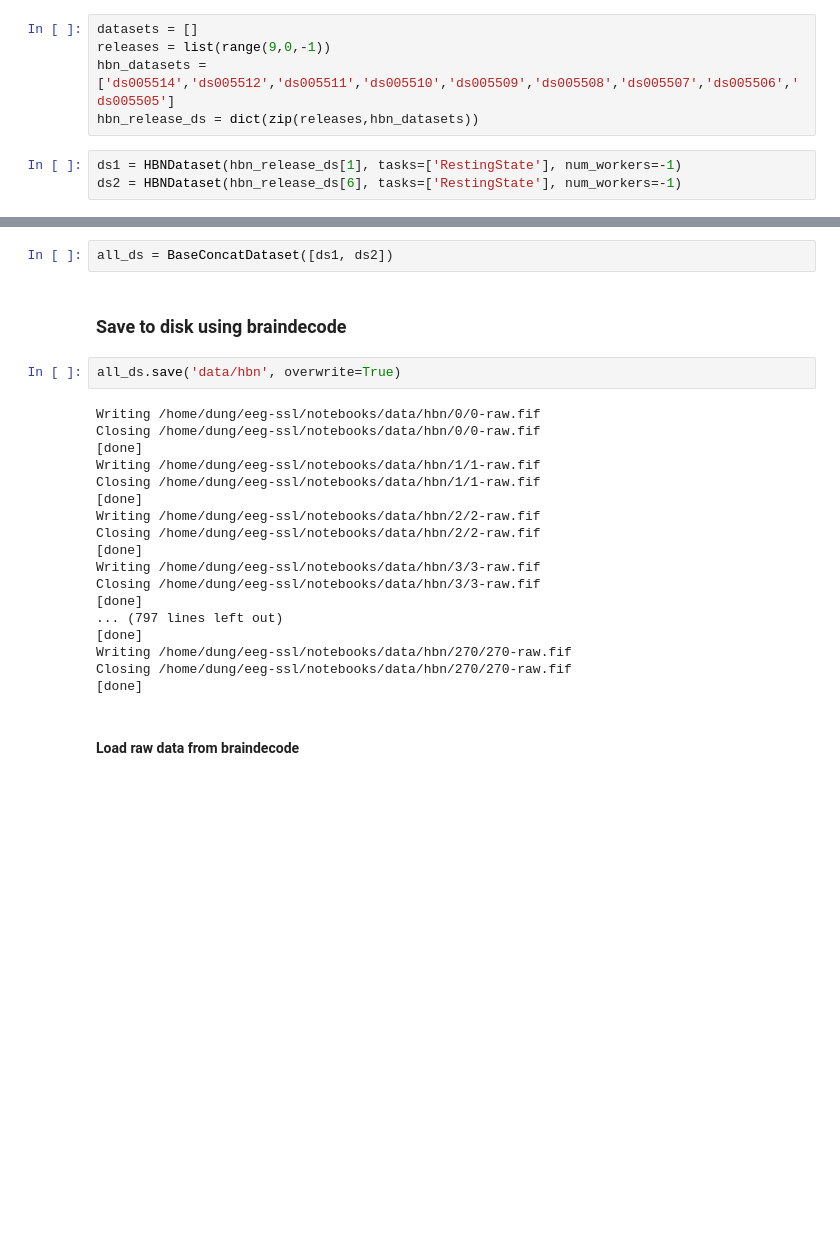
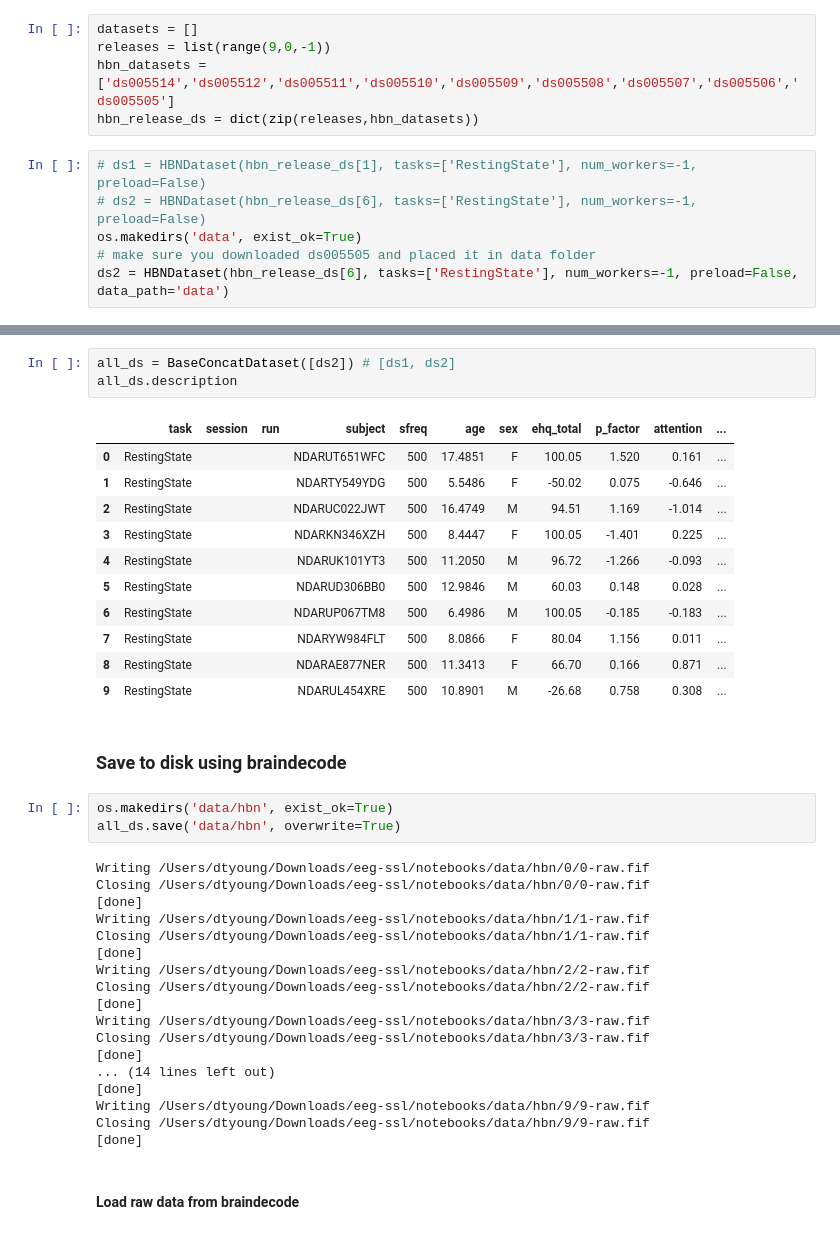
Before and after one commit to sccn/eeg-ssl, a Jupyter notebook: notebooks/HBN_braindecode.ipynb, the cells around one changed output, grey strips where cells are left out. Drawn from its saved outputs; the diff is of its cells as text; blank space fills up the shorter version.

```diff
--- a/notebooks/HBN_braindecode.ipynb
+++ b/notebooks/HBN_braindecode.ipynb
@@ -23,6 +21,9 @@ releases = list(range(9,0,-1))
 hbn_datasets = ['ds005514','ds005512','ds005511','ds005510','ds005509','ds005508','ds005507','ds005506','ds005505']
 hbn_release_ds = dict(zip(releases,hbn_datasets))
 # %%
-ds1 = HBNDataset(hbn_release_ds[1], tasks=['RestingState'], num_workers=-1)
-ds2 = HBNDataset(hbn_release_ds[6], tasks=['RestingState'], num_workers=-1)
+# ds1 = HBNDataset(hbn_release_ds[1], tasks=['RestingState'], num_workers=-1, preload=False)
+# ds2 = HBNDataset(hbn_release_ds[6], tasks=['RestingState'], num_workers=-1, preload=False)
+os.makedirs('data', exist_ok=True)
+# make sure you downloaded ds005505 and placed it in data folder
+ds2 = HBNDataset(hbn_release_ds[6], tasks=['RestingState'], num_workers=-1, preload=False, data_path='data')
 # %% [output]
@@ -30,26 +40,40 @@ KeyboardInterrupt:
 # %%
-all_ds = BaseConcatDataset([ds1, ds2])
+all_ds = BaseConcatDataset([ds2]) # [ds1, ds2]
+all_ds.description
+# %% [output]
+|  | task | session | run | subject | sfreq | age | sex | ehq_total | p_factor | attention | ... |
+| 0 | RestingState |  |  | NDARUT651WFC | 500 | 17.4851 | F | 100.05 | 1.520 | 0.161 | ... |
+| 1 | RestingState |  |  | NDARTY549YDG | 500 | 5.5486 | F | -50.02 | 0.075 | -0.646 | ... |
+| 2 | RestingState |  |  | NDARUC022JWT | 500 | 16.4749 | M | 94.51 | 1.169 | -1.014 | ... |
+| 3 | RestingState |  |  | NDARKN346XZH | 500 | 8.4447 | F | 100.05 | -1.401 | 0.225 | ... |
+| 4 | RestingState |  |  | NDARUK101YT3 | 500 | 11.2050 | M | 96.72 | -1.266 | -0.093 | ... |
+| 5 | RestingState |  |  | NDARUD306BB0 | 500 | 12.9846 | M | 60.03 | 0.148 | 0.028 | ... |
+| 6 | RestingState |  |  | NDARUP067TM8 | 500 | 6.4986 | M | 100.05 | -0.185 | -0.183 | ... |
+| 7 | RestingState |  |  | NDARYW984FLT | 500 | 8.0866 | F | 80.04 | 1.156 | 0.011 | ... |
+| 8 | RestingState |  |  | NDARAE877NER | 500 | 11.3413 | F | 66.70 | 0.166 | 0.871 | ... |
+| 9 | RestingState |  |  | NDARUL454XRE | 500 | 10.8901 | M | -26.68 | 0.758 | 0.308 | ... |
 # %% [markdown]
 ### Save to disk using braindecode
 # %%
+os.makedirs('data/hbn', exist_ok=True)
 all_ds.save('data/hbn', overwrite=True)
 # %% [output]
-Writing /home/dung/eeg-ssl/notebooks/data/hbn/0/0-raw.fif
-Closing /home/dung/eeg-ssl/notebooks/data/hbn/0/0-raw.fif
+Writing /Users/dtyoung/Downloads/eeg-ssl/notebooks/data/hbn/0/0-raw.fif
+Closing /Users/dtyoung/Downloads/eeg-ssl/notebooks/data/hbn/0/0-raw.fif
 [done]
-Writing /home/dung/eeg-ssl/notebooks/data/hbn/1/1-raw.fif
-Closing /home/dung/eeg-ssl/notebooks/data/hbn/1/1-raw.fif
+Writing /Users/dtyoung/Downloads/eeg-ssl/notebooks/data/hbn/1/1-raw.fif
+Closing /Users/dtyoung/Downloads/eeg-ssl/notebooks/data/hbn/1/1-raw.fif
 [done]
-Writing /home/dung/eeg-ssl/notebooks/data/hbn/2/2-raw.fif
-Closing /home/dung/eeg-ssl/notebooks/data/hbn/2/2-raw.fif
+Writing /Users/dtyoung/Downloads/eeg-ssl/notebooks/data/hbn/2/2-raw.fif
+Closing /Users/dtyoung/Downloads/eeg-ssl/notebooks/data/hbn/2/2-raw.fif
 [done]
-Writing /home/dung/eeg-ssl/notebooks/data/hbn/3/3-raw.fif
-Closing /home/dung/eeg-ssl/notebooks/data/hbn/3/3-raw.fif
+Writing /Users/dtyoung/Downloads/eeg-ssl/notebooks/data/hbn/3/3-raw.fif
+Closing /Users/dtyoung/Downloads/eeg-ssl/notebooks/data/hbn/3/3-raw.fif
 [done]
-... (797 lines left out)
+... (14 lines left out)
 [done]
-Writing /home/dung/eeg-ssl/notebooks/data/hbn/270/270-raw.fif
-Closing /home/dung/eeg-ssl/notebooks/data/hbn/270/270-raw.fif
+Writing /Users/dtyoung/Downloads/eeg-ssl/notebooks/data/hbn/9/9-raw.fif
+Closing /Users/dtyoung/Downloads/eeg-ssl/notebooks/data/hbn/9/9-raw.fif
 [done]
 # %% [markdown]
 #### Load raw data from braindecode
```
Also changed, not shown: parts of 17 cells of this notebook, 9 other files.
